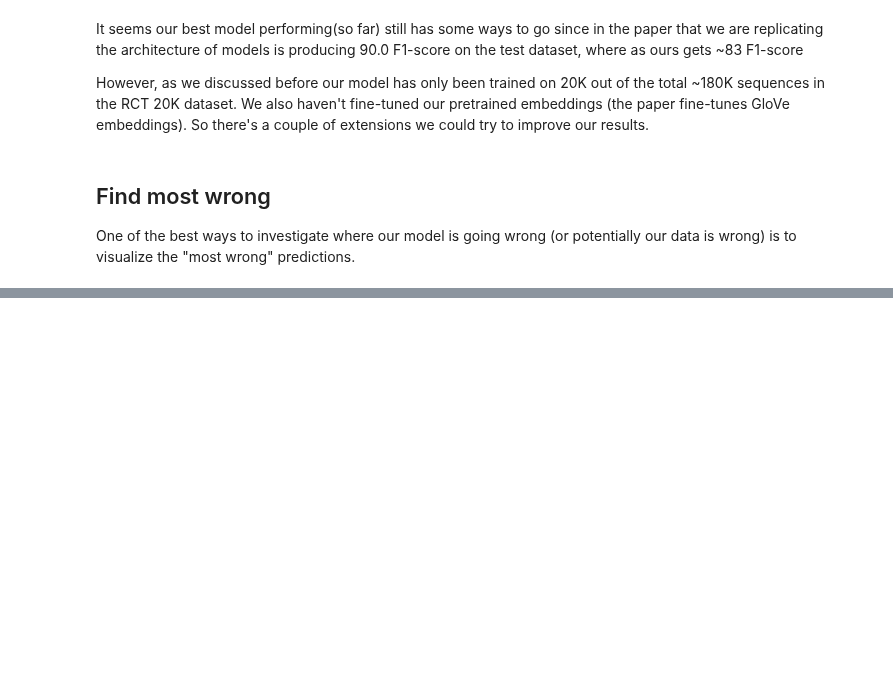
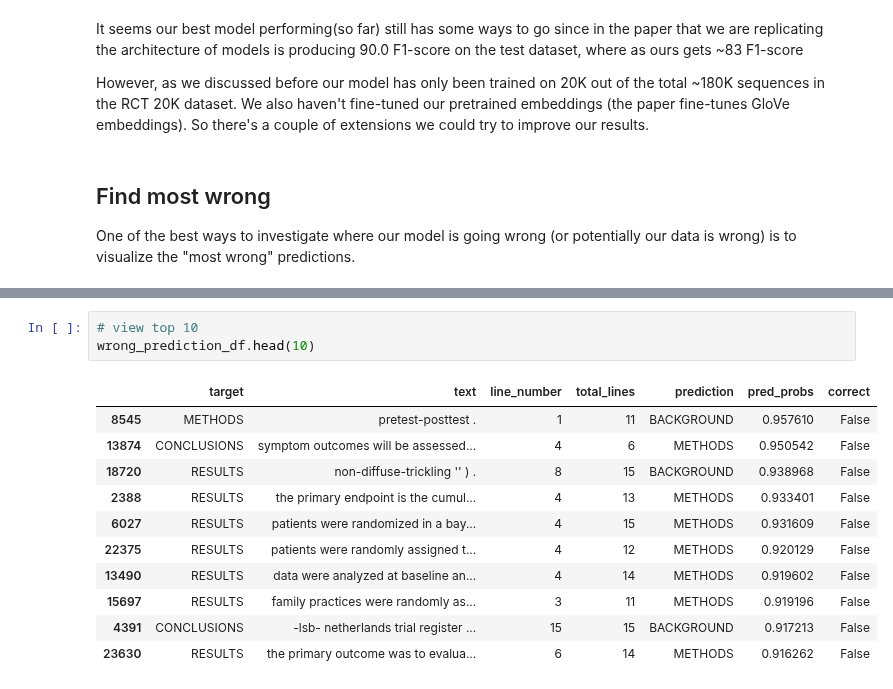
Before and after one commit to SaketMunda/introduction-to-nlp, a Jupyter notebook: skimlit_nlp_milestone_project.ipynb, the cells around one changed output, grey strips where cells are left out. Cells and saved outputs as stored; diff of their text form; blank space fills up the shorter version.

```diff
--- a/skimlit_nlp_milestone_project.ipynb
+++ b/skimlit_nlp_milestone_project.ipynb
@@ -1747,0 +1815,15 @@ One of the best ways to investigate where our model is going wrong (or potential
+# %%
+# view top 10
+wrong_prediction_df.head(10)
+# %% [output]
+|  | target | text | line_number | total_lines | prediction | pred_probs | correct |
+| 8545 | METHODS | pretest-posttest . | 1 | 11 | BACKGROUND | 0.957610 | False |
+| 13874 | CONCLUSIONS | symptom outcomes will be assessed... | 4 | 6 | METHODS | 0.950542 | False |
+| 18720 | RESULTS | non-diffuse-trickling '' ) . | 8 | 15 | BACKGROUND | 0.938968 | False |
+| 2388 | RESULTS | the primary endpoint is the cumul... | 4 | 13 | METHODS | 0.933401 | False |
+| 6027 | RESULTS | patients were randomized in a bay... | 4 | 15 | METHODS | 0.931609 | False |
+| 22375 | RESULTS | patients were randomly assigned t... | 4 | 12 | METHODS | 0.920129 | False |
+| 13490 | RESULTS | data were analyzed at baseline an... | 4 | 14 | METHODS | 0.919602 | False |
+| 15697 | RESULTS | family practices were randomly as... | 3 | 11 | METHODS | 0.919196 | False |
+| 4391 | CONCLUSIONS | -lsb- netherlands trial register ... | 15 | 15 | BACKGROUND | 0.917213 | False |
+| 23630 | RESULTS | the primary outcome was to evalua... | 6 | 14 | METHODS | 0.916262 | False |
```
Also changed, not shown: parts of 43 cells of this notebook.
